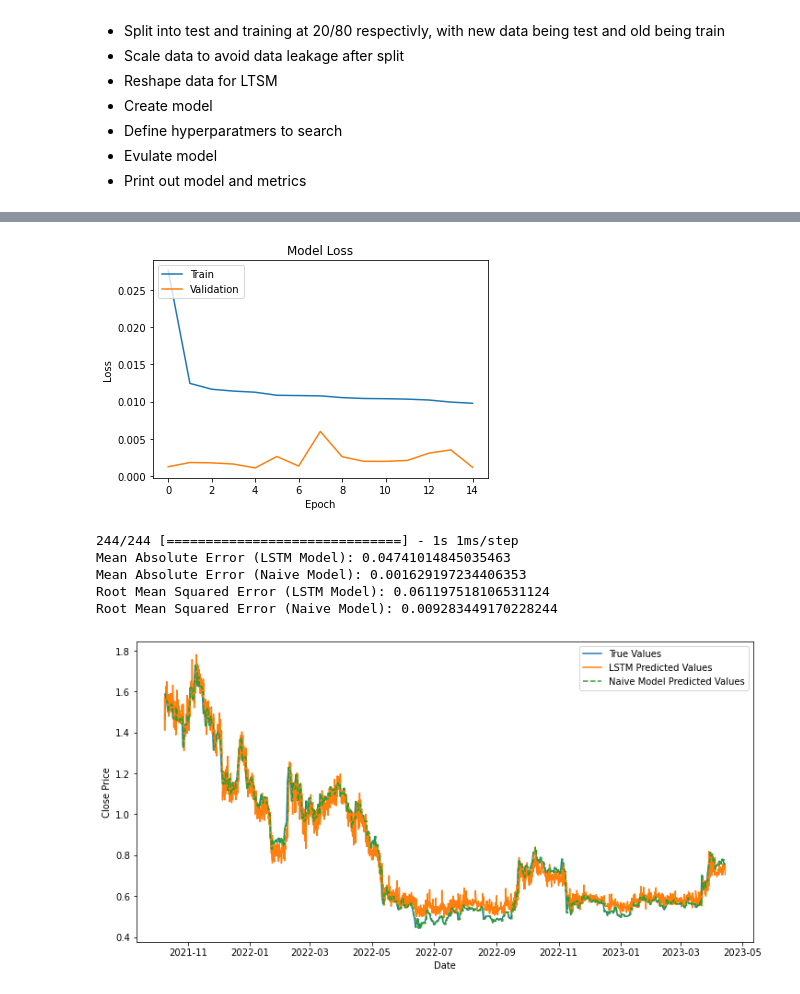
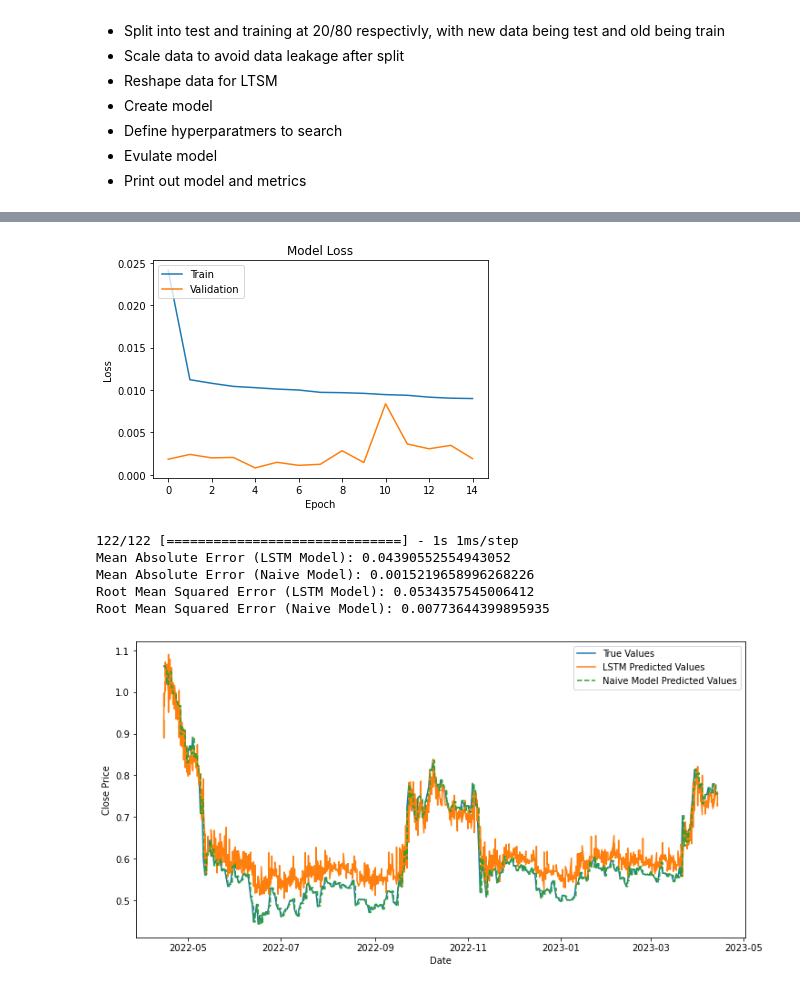
Before and after one commit to jaydendzierbicki/webcrawl-long-short-term-memory-network, a Jupyter notebook: task4/3-machine_learning.ipynb, the cells around one changed output, grey strips where cells are left out. Cells and saved outputs as stored; diff of their text form; code cells hidden in the pictures.

```diff
--- a/task4/3-machine_learning.ipynb
+++ b/task4/3-machine_learning.ipynb
@@ -84,7 +84,7 @@ X = data.drop(columns=['close'])
 y = data['close']
 
 # Split the data into training and testing sets
-split_index = int(len(data) * 0.80)
+split_index = int(len(data) * 0.90)
 X_train, X_test = X[:split_index], X[split_index:]
 y_train, y_test = y[:split_index], y[split_index:]
 
@@ -209,7 +209,7 @@ Final validation loss: 0.0011662149336189032
-[figure, old version]
+[figure, new version]
-244/244 [==============================] - 1s 1ms/step
-Mean Absolute Error (LSTM Model): 0.04741014845035463
-Mean Absolute Error (Naive Model): 0.001629197234406353
-Root Mean Squared Error (LSTM Model): 0.061197518106531124
-Root Mean Squared Error (Naive Model): 0.009283449170228244
+122/122 [==============================] - 1s 1ms/step
+Mean Absolute Error (LSTM Model): 0.04390552554943052
+Mean Absolute Error (Naive Model): 0.0015219658996268226
+Root Mean Squared Error (LSTM Model): 0.0534357545006412
+Root Mean Squared Error (Naive Model): 0.00773644399895935
-[figure, old version]
+[figure, new version]
```
Also changed, not shown: parts of 1 cell of this notebook, 3 other files.
